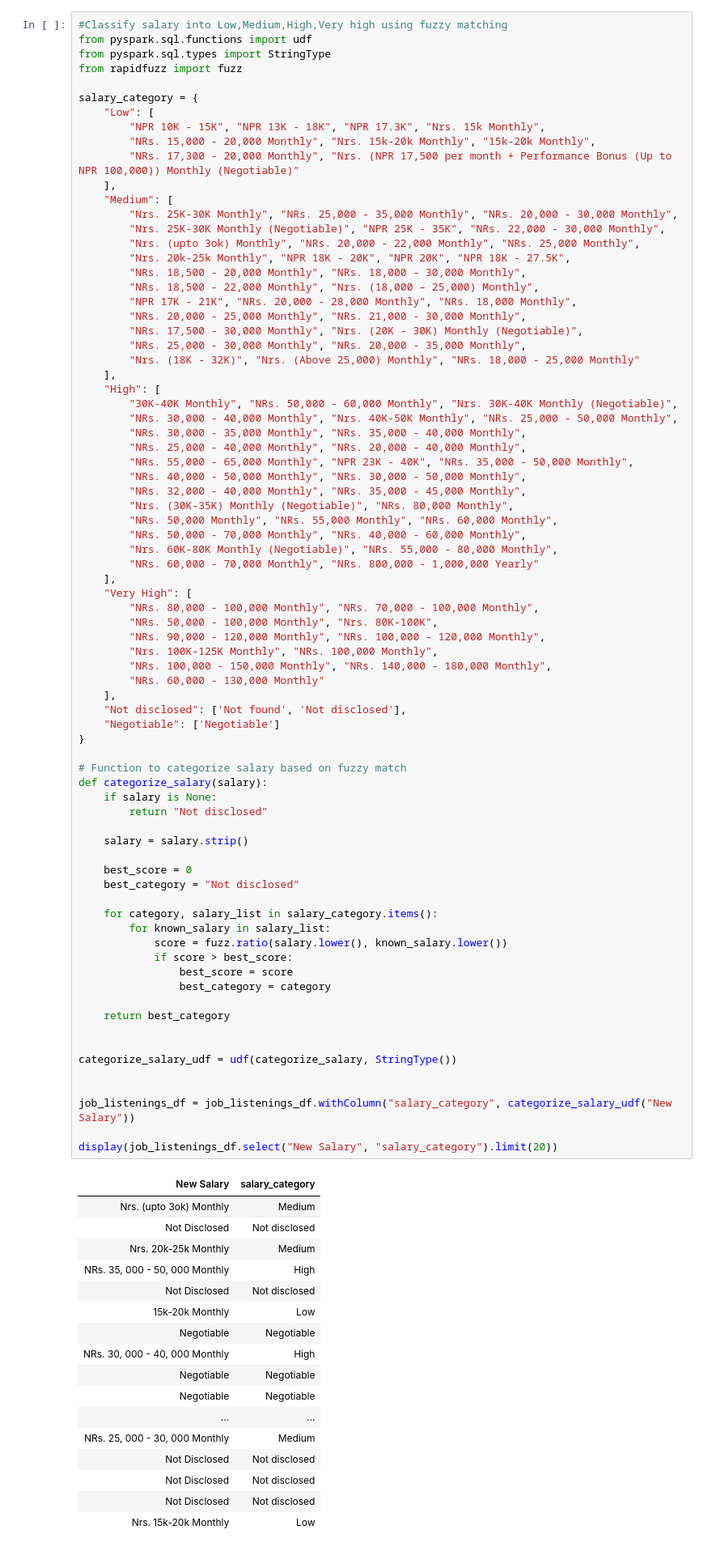
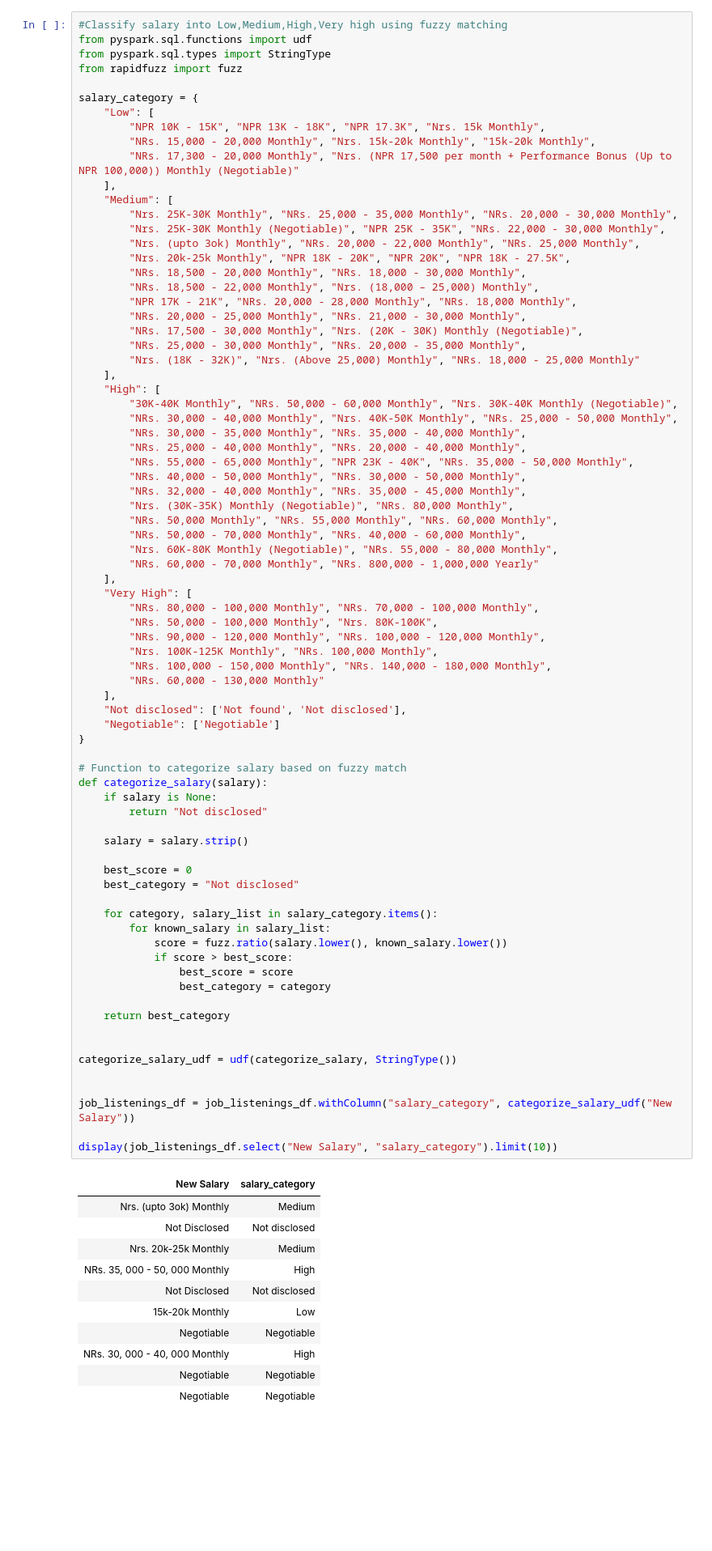
Before and after one commit to aashishdk/Srapping-Job-Portal, a Jupyter notebook: JobScraping_Analysis_Project.ipynb, the cells around one changed output. Shown: that part at 81% size. Saved outputs shown, nothing was run; the diff lists cells and outputs as text; blank space fills up the shorter version.

```diff
--- a/JobScraping_Analysis_Project.ipynb
+++ b/JobScraping_Analysis_Project.ipynb
@@ -504,38 +493,32 @@ def categorize_salary(salary):
     best_score = 0
     best_category = "Not disclosed"
 
     for category, salary_list in salary_category.items():
         for known_salary in salary_list:
             score = fuzz.ratio(salary.lower(), known_salary.lower())
             if score > best_score:
                 best_score = score
                 best_category = category
 
     return best_category
 
 
 categorize_salary_udf = udf(categorize_salary, StringType())
 
 
 job_listenings_df = job_listenings_df.withColumn("salary_category", categorize_salary_udf("New Salary"))
 
-display(job_listenings_df.select("New Salary", "salary_category").limit(20))
+display(job_listenings_df.select("New Salary", "salary_category").limit(10))
 # %% [output]
 | New Salary | salary_category |
 | Nrs. (upto 3ok) Monthly | Medium |
 | Not Disclosed | Not disclosed |
 | Nrs. 20k-25k Monthly | Medium |
 | NRs. 35, 000 - 50, 000 Monthly | High |
 | Not Disclosed | Not disclosed |
 | 15k-20k Monthly | Low |
 | Negotiable | Negotiable |
 | NRs. 30, 000 - 40, 000 Monthly | High |
 | Negotiable | Negotiable |
 | Negotiable | Negotiable |
-| ... | ... |
-| NRs. 25, 000 - 30, 000 Monthly | Medium |
-| Not Disclosed | Not disclosed |
-| Not Disclosed | Not disclosed |
-| Not Disclosed | Not disclosed |
-| Nrs. 15k-20k Monthly | Low |
 # %% [markdown]
```
Also changed, not shown: parts of 9 cells of this notebook, 1 other file.
